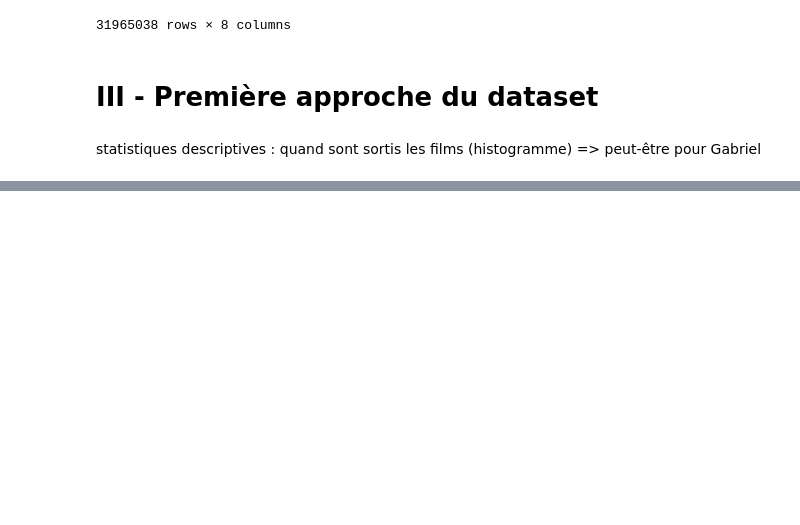
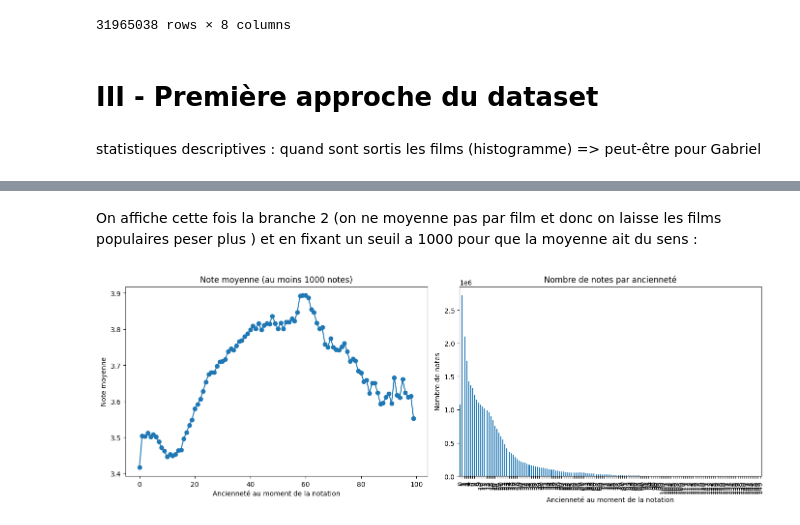
Before and after one commit to gcourtadon/ensae_pythondatascience_films, a Jupyter notebook: extraire_movielens.ipynb, the cells around one changed output, grey strips where cells are left out. Saved outputs shown, nothing was run; the diff lists cells and outputs as text; code cells hidden in the pictures; blank space fills up the shorter version.

```diff
--- a/extraire_movielens.ipynb
+++ b/extraire_movielens.ipynb
@@ -200,0 +323,29 @@ statistiques descriptives : quand sont sortis les films (histogramme) => peut-ê
+# %% [markdown]
+On affiche cette fois la branche 2 (on ne moyenne pas par film et donc on laisse les films populaires peser plus ) et en fixant un seuil a 1000 pour que la moyenne ait du sens :
+# %%
+seuil_notes = 1000
+resume_trace = resume_anciennete_non_moyenne.sort_index()
+
+fig, axes = plt.subplots(1, 2, figsize=(14, 5))
+
+notes_a_tracer = resume_trace["note_moyenne"].where(
+    resume_trace["nombre_notes"] >= seuil_notes
+)
+notes_a_tracer.plot(
+    kind="line", marker="o", ax=axes[0]
+)
+axes[0].set_ylabel("Note moyenne")
+axes[0].set_xlabel("Ancienneté au moment de la notation")
+axes[0].set_title(f"Note moyenne (au moins {seuil_notes} notes)")
+
+resume_trace["nombre_notes"].plot(
+    kind="bar", ax=axes[1]
+)
+axes[1].set_ylabel("Nombre de notes")
+axes[1].set_xlabel("Ancienneté au moment de la notation")
+axes[1].set_title("Nombre de notes par ancienneté")
+
+plt.tight_layout()
+plt.show()
+# %% [output]
+[figure, added]
```
Also changed, not shown: parts of 12 cells of this notebook.
